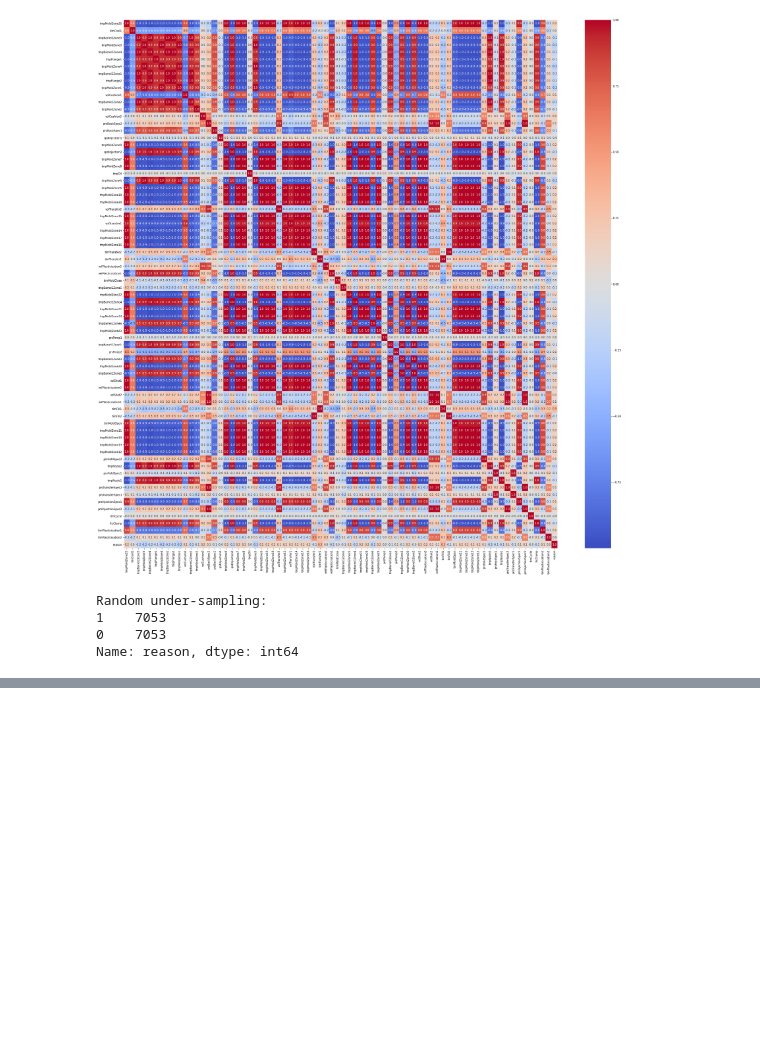
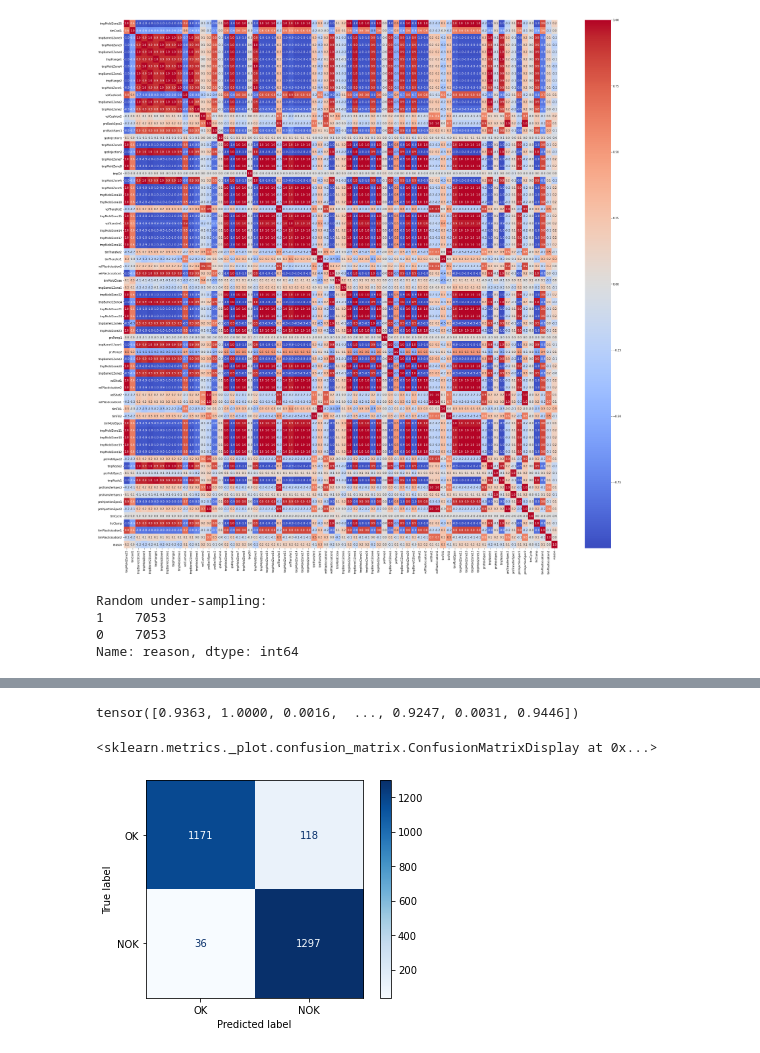
Before and after one commit to euguroglu/Machine-Learning-Projects, a Jupyter notebook: Pytorch_Injection_Machine_Part_Quality_Prediction_E114_04.ipynb, the cells around one changed output, grey strips where cells are left out. Drawn from its saved outputs; the diff is of its cells as text; code cells hidden in the pictures; blank space fills up the shorter version.

```diff
--- a/Pytorch_Injection_Machine_Part_Quality_Prediction_E114_04.ipynb
+++ b/Pytorch_Injection_Machine_Part_Quality_Prediction_E114_04.ipynb
@@ -245,0 +250,4 @@ Accuracy: 90.4
+# %%
+prob[:,0]
+# %% [output]
+tensor([0.9363, 1.0000, 0.0016,  ..., 0.9247, 0.0031, 0.9446])
@@ -245,0 +256,9 @@ Accuracy: 90.4
+# %%
+cm = confusion_matrix(y_test,y_item)
+classNames = ['OK','NOK']
+from sklearn.metrics import ConfusionMatrixDisplay
+disp = ConfusionMatrixDisplay(confusion_matrix=cm,display_labels=classNames)
+disp.plot(cmap=plt.cm.Blues)
+# %% [output]
+<sklearn.metrics._plot.confusion_matrix.ConfusionMatrixDisplay at 0x...>
+[figure, added]
```
Also changed, not shown: parts of 12 cells of this notebook.
